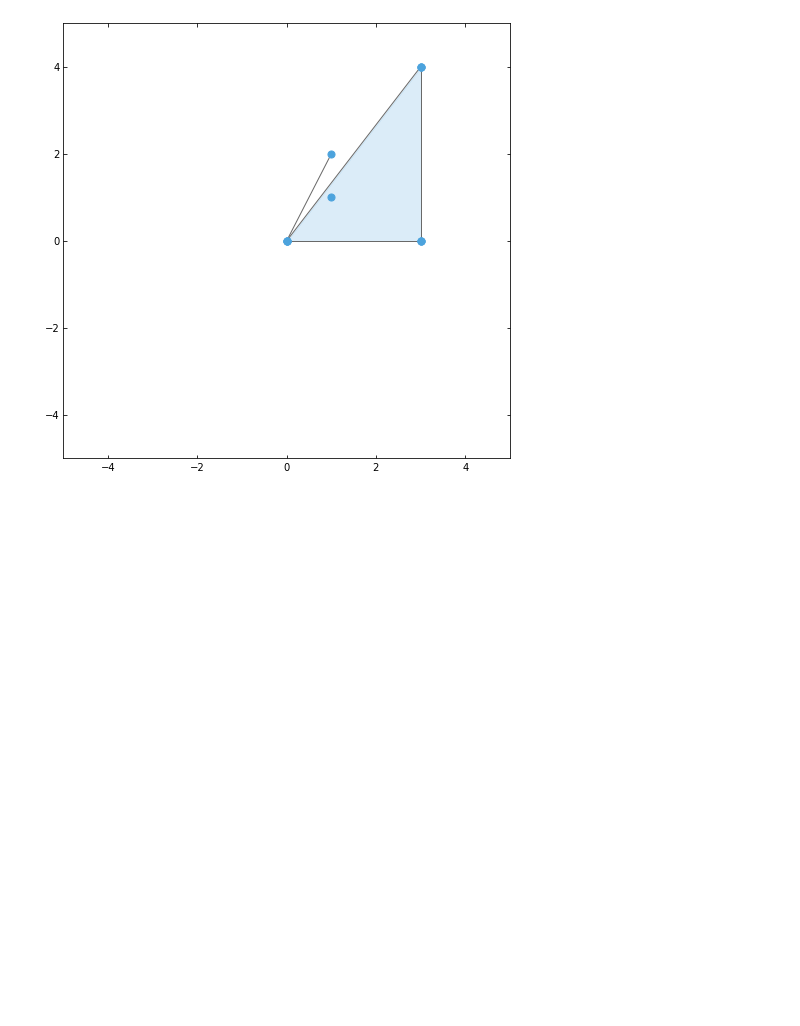
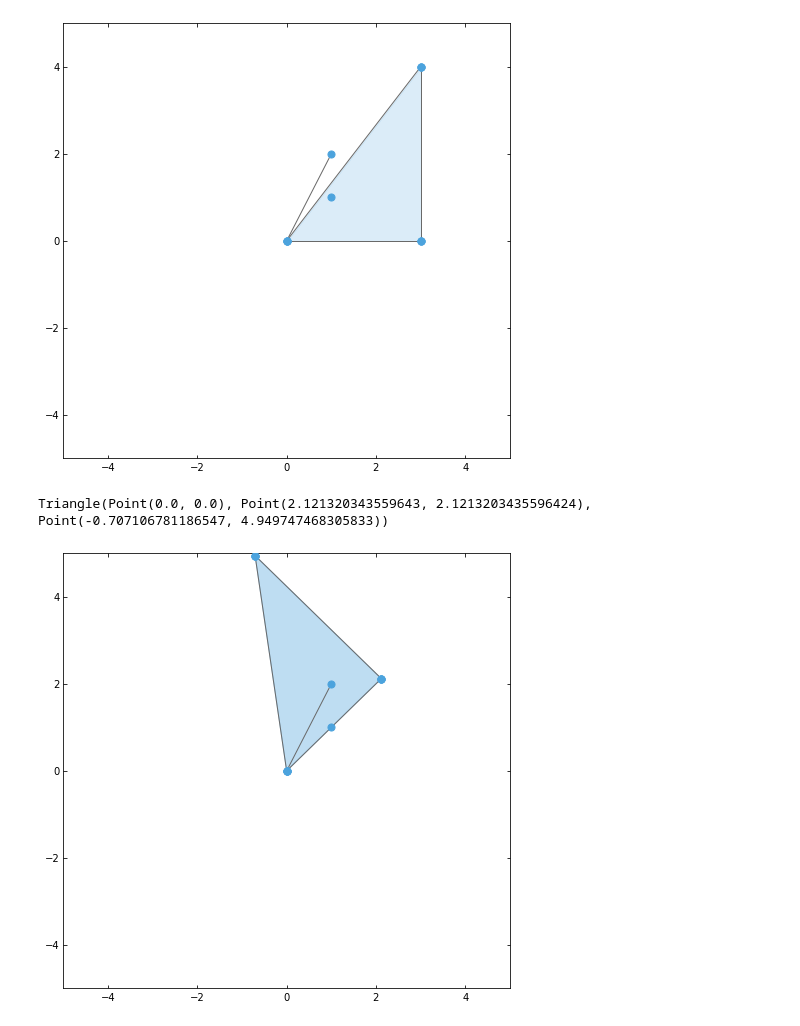
Before and after one commit to BrianGMcEnery/pythagorean-triples, a Jupyter notebook: notebooks/Drawing.ipynb, the cells around one changed output. Drawn from its saved outputs; the diff is of its cells as text; code cells hidden in the pictures; blank space fills up the shorter version.

Commit message:
Rotate a triangle about the origin

```diff
--- a/notebooks/Drawing.ipynb
+++ b/notebooks/Drawing.ipynb
@@ -55,3 +56,11 @@ drawing.add_many(sides)
 drawing.draw()
 # %% [output]
 [figure]
+# %%
+t_45 = t.rotate(-45)
+print(t_45)
+drawing.add(t_45)
+drawing.draw()
+# %% [output]
+Triangle(Point(0.0, 0.0), Point(2.121320343559643, 2.1213203435596424), Point(-0.707106781186547, 4.949747468305833))
+[figure, added]
```
Also changed, not shown: parts of 1 cell of this notebook, 3 other files.
